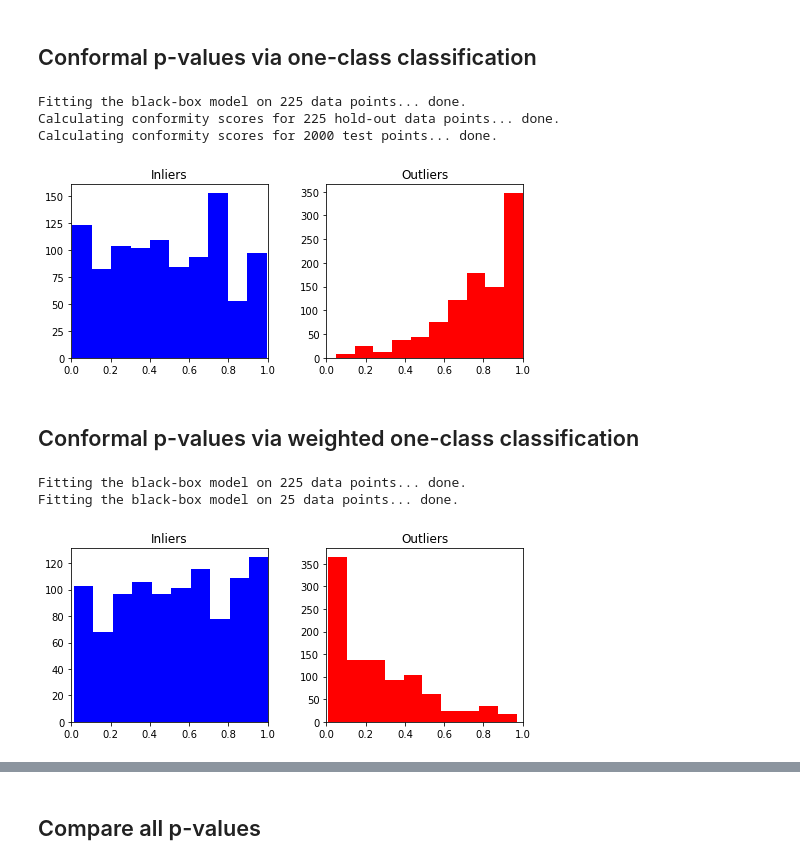
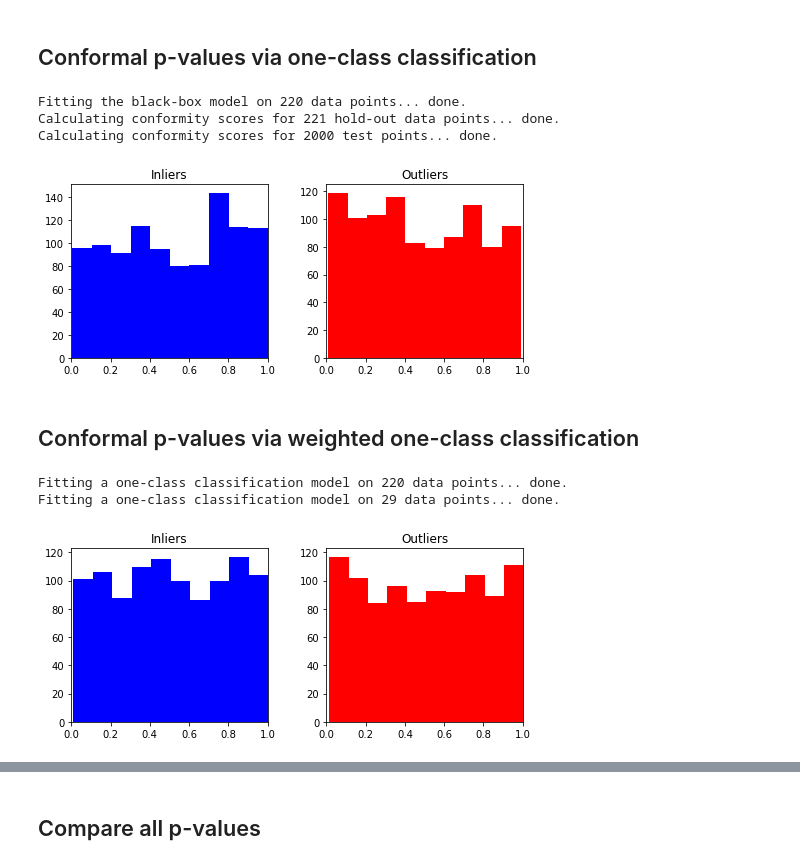
Before and after one commit to ZiyiLiang/weighted_conformal_pvalues, a Jupyter notebook: examples/example-1.ipynb, the cells around one changed output, grey strips where cells are left out. Cells and saved outputs as stored; diff of their text form; code cells hidden in the pictures.

```diff
--- a/examples/example-1.ipynb
+++ b/examples/example-1.ipynb
@@ -40,26 +40,29 @@ from models import GaussianMixture, ConcentricCircles, BinomialModel
 
 random_state = 2022
 
-model_name = "ConcentricCircles"
+model_name = "BinomialModel"
 
 if model_name == "GaussianMixture":
-    p = 100        # Number of features
+    p = 20        # Number of features
     a = 0.25         # Signal amplitude
     model = GaussianMixture(p, a, random_state=random_state)
-    purity = 0.9     # Proportion of inliers
-    n = 200          # Number of observations
+    purity = 0.8    # Proportion of inliers
+    n = 1000          # Number of observations
+
 elif model_name == "ConcentricCircles":
-    p = 50        # Number of features
-    a = 0.5       # Signal amplitude
+    p = 100        # Number of features
+    a = 0.9       # Signal amplitude
     model = ConcentricCircles(p, a, random_state=random_state)
-    purity = 0.9     # Proportion of inliers
-    n = 500          # Number of observations
+    purity = 0.7     # Proportion of inliers
+    n = 1000          # Number of observations
+
 elif model_name == "BinomialModel":
     p = 100        # Number of features
     a = 2          # Signal amplitude
     model = BinomialModel(p, a, random_state=random_state)
-    purity = 0.95     # Proportion of inliers
+    purity = 0.9     # Proportion of inliers
     n = 500          # Number of observations
+
 else:
     print("Error: unknown model name!")
 
@@ -191,3 +171,12 @@ else:
+# %%
+# Define list of possible one-class classifiers with desired hyper-parameters
+bbox_occ_list = [IsolationForest(contamination=0.1,random_state=random_state),
+                 svm.OneClassSVM(nu=0.1, kernel="rbf"),
+                 LocalOutlierFactor(contamination=0.1, novelty=True)
+               ]
+
+# Choose a one-class classifier algorithm
+bbox_occ = bbox_occ_list[0]
 # %%
 from methods import OneClassConformal
 
@@ -210,9 +199,9 @@ axs[0].set_xlim(0,1)
 axs[1].set_xlim(0,1)
 plt.show()
 # %% [output]
-Fitting the black-box model on 225 data points... done.
-Calculating conformity scores for 225 hold-out data points... done.
+Fitting the black-box model on 220 data points... done.
+Calculating conformity scores for 221 hold-out data points... done.
 Calculating conformity scores for 2000 test points... done.
-[figure, old version]
+[figure, new version]
 # %% [markdown]
 ## Conformal p-values via weighted one-class classification
@@ -223,26 +208,29 @@ bbox_occ_out = copy.deepcopy(bbox_occ)
 # %%
 from methods import WeightedOneClassConformal
 
 # Extract the inliers from the data
 X_in = X[Y==0]
 X_out = X[Y==1]
 
+# Choose a family of one-class classifiers
+bboxes_one = [bbox_occ]
+
 # Compute the p-values
-method_woc = WeightedOneClassConformal(X_in, X_out, bbox_occ_in, bbox_occ_out, calib_size=0.5, tuning=True)
+method_woc = WeightedOneClassConformal(X_in, X_out, bboxes_one=bboxes_one, calib_size=0.5, tuning=True)
 pvals_woneclass = method_woc.compute_pvalues(X_test)
 
 ## Plot the p-values
 fig, axs = plt.subplots(1,2, figsize=(7,3))
 fig.tight_layout()
 plt.subplots_adjust(wspace=0.3)
 axs[0].hist(pvals_woneclass[Y_test==0], color="blue")
 axs[1].hist(pvals_woneclass[Y_test==1], color="red")
 axs[0].title.set_text('Inliers')
 axs[1].title.set_text('Outliers')
 axs[0].set_xlim(0,1)
 axs[1].set_xlim(0,1)
 plt.show()
 # %% [output]
-Fitting the black-box model on 225 data points... done.
-Fitting the black-box model on 25 data points... done.
+Fitting a one-class classification model on 220 data points... done.
+Fitting a one-class classification model on 29 data points... done.
-[figure, old version]
+[figure, new version]
```
Also changed, not shown: parts of 9 cells of this notebook, 2 other files.
